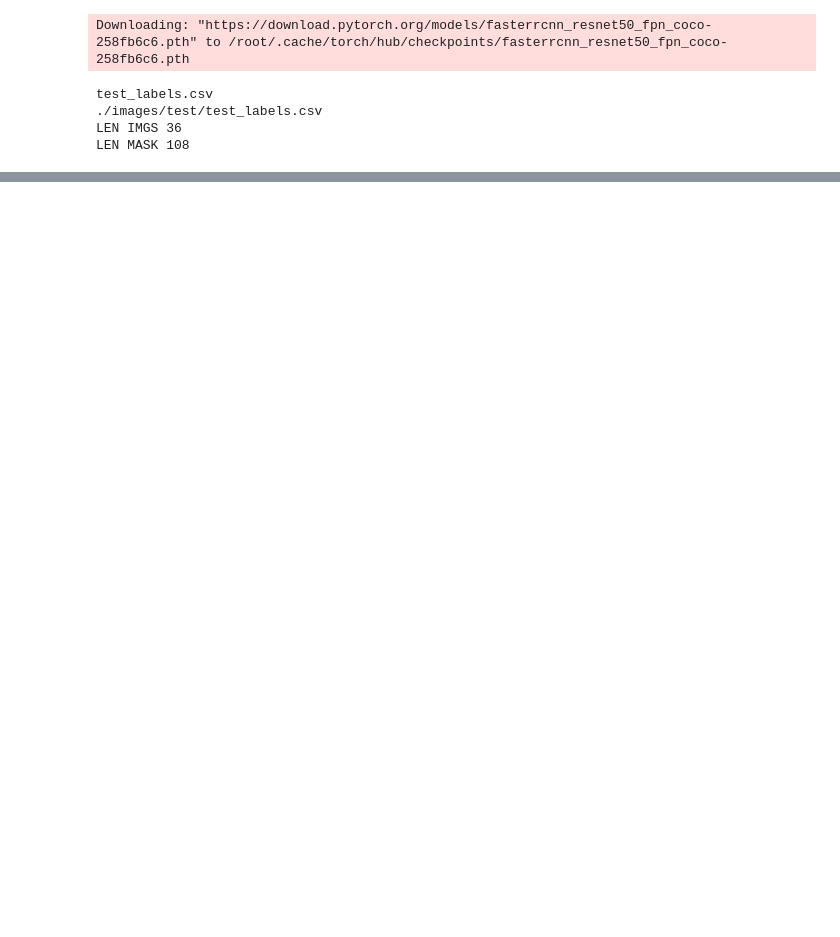
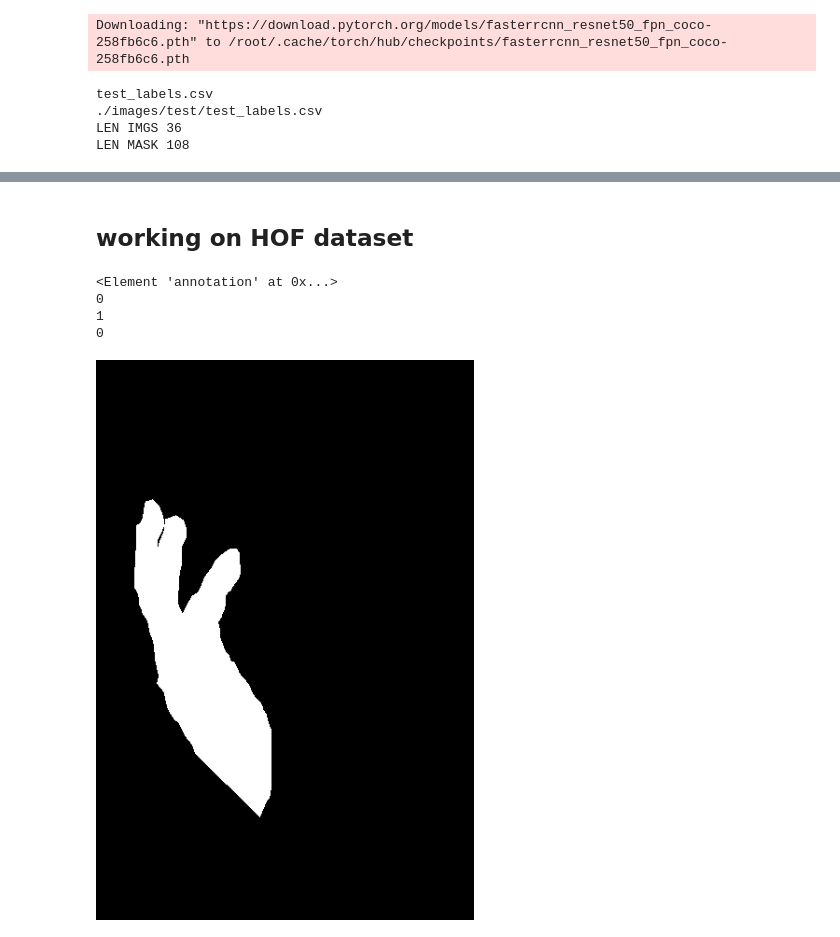
Before and after one commit to Udinanon/CV-Project-Prototypes, a Jupyter notebook: Hand_Segmentation_CNNs.ipynb, the cells around one changed output, grey strips where cells are left out. Saved outputs shown, nothing was run; the diff lists cells and outputs as text; code cells hidden in the pictures; blank space fills up the shorter version.

Commit message:
Valid parsers with masks for both EgoHands and HandOverFace

```diff
--- a/Hand_Segmentation_CNNs.ipynb
+++ b/Hand_Segmentation_CNNs.ipynb
@@ -136,10 +134,3 @@ print("RAM")
 print("GPU?")
 tf.test.gpu_device_name()
 device_lib.list_local_devices()
-# %%
-import os
-root = os.getcwd()
-path = os.path.join(root, "images", "test")
-imgs = [x for x in sorted(os.listdir(path)) if x.endswith(".jpg")]
-print("list", len(imgs))
-print("folder", len(list(os.listdir(path))))
@@ -407,0 +586,56 @@ mask
+# %% [markdown]
+## working on HOF dataset
+# %%
+## loosely based on https://github.com/kekeller/LabelMeMaskParser
+
+
+import xml.etree.ElementTree as et
+
+def parsePolygon( etelem ):
+    points = []
+    for pt in etelem.findall('pt'):
+        num = pt.find('x').text
+        if '.' in num:
+            tx = int(float(num))
+        else:
+            tx = int(num)
+        num = pt.find('y').text
+        if '.' in num:
+            ty = int(float(num))
+        else:
+            ty = int(num)
+
+        points.append(tx)
+        points.append(ty)
+    return points
+
+
+def parse_xml(file):
+    tree = et.parse(file)
+    root = tree.getroot()
+    file_name = root.findall('filename')[0].text
+    polygon = []
+    name_list = []
+    image_size = [int(root.findall('./imagesize/ncols')[0].text), int(root.findall('./imagesize/nrows')[0].text)]
+
+    for lmobj in root.findall('object'):
+        deleted = lmobj.find('deleted').text
+        if deleted=='1':
+            continue
+        polygon.append(parsePolygon(lmobj.find('polygon')))
+
+    masks = []
+    for poly in polygon:
+        img = Image.new("RGB", image_size, (0, 0, 0) )
+        color = (255,255,255)
+        if (len(poly) < 3): continue
+        ImageDraw.Draw(img).polygon(poly, outline=color, fill=color)
+        mask = np.array(img)
+        masks.append(mask)
+    return masks
+# %% [output]
+<Element 'annotation' at 0x...>
+0
+1
+0
+[figure, added]
```
Also changed, not shown: parts of 23 cells of this notebook.
